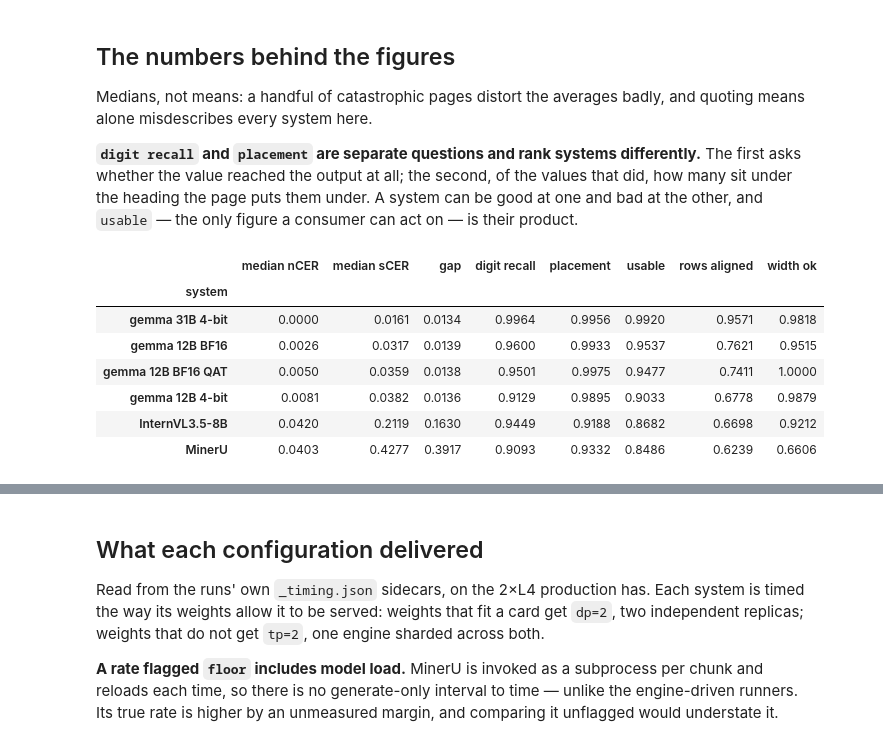
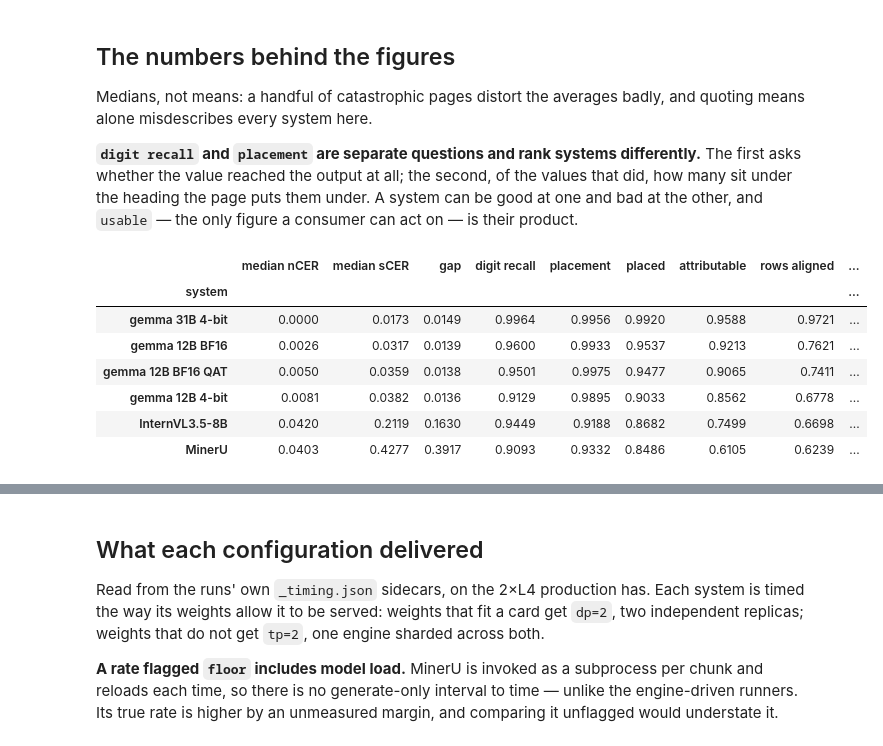
Before and after one commit to tmnestor/bank-statement-error-analysis, a Jupyter notebook: analysis/summary.ipynb, the cells around one changed output, grey strips where cells are left out. Saved outputs shown, nothing was run; the diff lists cells and outputs as text; code cells hidden in the pictures.

```diff
--- a/analysis/summary.ipynb
+++ b/analysis/summary.ipynb
@@ -46,18 +46,20 @@ REPORTS = [
     REPO / "scores_parsers.json",  # MinerU — reads no prompt
     REPO / "scores_v4.json",  # gemma 12B 4-bit, InternVL — current prompt
     REPO / "scores_control.json",  # the BF16 precision controls
-    REPO / "scores_31b.json",  # the capacity control
+    REPO / "scores_31b_tp2.json",  # the 31B, on the 2xL4 production will run
 ]
 available = [p for p in REPORTS if p.exists()]
 missing = [p.name for p in REPORTS if not p.exists()]
 if missing:
     print(f"not yet scored, skipping: {', '.join(missing)}")
 
-# scores_parsers.json also holds Docling, which was dropped from the study;
-# figures.EXCLUDED removes it here rather than in each chart, so a new figure
-# cannot restore it by forgetting to filter. Its median CER of 0.41 against a
-# mean of 1.65 is repetition loops, and it compresses every other system into
-# the top band of every axis these charts use.
+# The 31B is quoted from the 2xL4 tp=2 run, because production has no L40S. The
+# single-card run (scores_31b.json) is the control, checked two cells down: it
+# says sharding changes nothing the deployment rests on.
+#
+# scores_parsers.json also holds Docling, dropped from the study; figures.EXCLUDED
+# removes it here rather than in each chart, so a new figure cannot restore it by
+# forgetting to filter.
 documents = figures.load(*available)
 print(f"{len(documents)} document rows across {documents.system.nunique()} systems")
 print(f"excluded: {', '.join(sorted(figures.EXCLUDED))}")
@@ -87,39 +132,41 @@ only figure a consumer can act on — is their product.
 # %%
 summary = (
     documents.groupby("system")
     .apply(
         lambda g: pd.Series(
             {
                 "median nCER": g.normalised_cer.median(),
                 "median sCER": g.strict_cer.median(),
                 "gap": (g.strict_cer - g.normalised_cer).median(),
-                # Dimension 1: is the value on the page present anywhere in the
-                # output? Position is discarded.
+                # Dimension 1: is the value on the page present anywhere?
                 "digit recall": g.read.sum() / g.amounts.sum(),
-                # Dimension 2, conditional on the first: of what WAS read, how
-                # much sits under the right heading. Dividing by amounts instead
-                # would fold a reading failure into a placement score.
+                # Dimension 2, conditional: of what was read, how much is under
+                # the right heading.
                 "placement": g.placed.sum() / g.read.sum(),
-                # Their product, and the number to act on.
-                "usable": g.usable.sum() / g.amounts.sum(),
+                # Right value, right column, ANY row — the placement figure.
+                "placed": g.usable.sum() / g.amounts.sum(),
+                # Right value, right column, and in a row carrying the date that
+                # identifies it. This is what a consumer reading rows as records
+                # receives, and it is the one to quote.
+                "attributable": g.attributable.sum() / g.amounts.sum(),
                 "rows aligned": g.aligned.sum() / g.truth_rows.sum(),
                 "width ok": g.columns_match.sum() / len(g),
             }
         ),
         include_groups=False,
     )
-    .sort_values("usable", ascending=False)
+    .sort_values("attributable", ascending=False)
 )
 summary.style.format("{:.4f}")
 # %% [output]
-|  | median nCER | median sCER | gap | digit recall | placement | usable | rows aligned | width ok |
-| system |  |  |  |  |  |  |  |  |
-| gemma 31B 4-bit | 0.0000 | 0.0161 | 0.0134 | 0.9964 | 0.9956 | 0.9920 | 0.9571 | 0.9818 |
-| gemma 12B BF16 | 0.0026 | 0.0317 | 0.0139 | 0.9600 | 0.9933 | 0.9537 | 0.7621 | 0.9515 |
-| gemma 12B BF16 QAT | 0.0050 | 0.0359 | 0.0138 | 0.9501 | 0.9975 | 0.9477 | 0.7411 | 1.0000 |
-| gemma 12B 4-bit | 0.0081 | 0.0382 | 0.0136 | 0.9129 | 0.9895 | 0.9033 | 0.6778 | 0.9879 |
-| InternVL3.5-8B | 0.0420 | 0.2119 | 0.1630 | 0.9449 | 0.9188 | 0.8682 | 0.6698 | 0.9212 |
-| MinerU | 0.0403 | 0.4277 | 0.3917 | 0.9093 | 0.9332 | 0.8486 | 0.6239 | 0.6606 |
+|  | median nCER | median sCER | gap | digit recall | placement | placed | attributable | rows aligned | ... |
+| system |  |  |  |  |  |  |  |  | ... |
+| gemma 31B 4-bit | 0.0000 | 0.0173 | 0.0149 | 0.9964 | 0.9956 | 0.9920 | 0.9588 | 0.9721 | ... |
+| gemma 12B BF16 | 0.0026 | 0.0317 | 0.0139 | 0.9600 | 0.9933 | 0.9537 | 0.9213 | 0.7621 | ... |
+| gemma 12B BF16 QAT | 0.0050 | 0.0359 | 0.0138 | 0.9501 | 0.9975 | 0.9477 | 0.9065 | 0.7411 | ... |
+| gemma 12B 4-bit | 0.0081 | 0.0382 | 0.0136 | 0.9129 | 0.9895 | 0.9033 | 0.8562 | 0.6778 | ... |
+| InternVL3.5-8B | 0.0420 | 0.2119 | 0.1630 | 0.9449 | 0.9188 | 0.8682 | 0.7499 | 0.6698 | ... |
+| MinerU | 0.0403 | 0.4277 | 0.3917 | 0.9093 | 0.9332 | 0.8486 | 0.6105 | 0.6239 | ... |
 # %%
 # Bank statements alone — the only genuinely hard tables in the corpus. Invoices
 # are near-saturated and receipts are a two-column list, so an average over the
```
Also changed, not shown: parts of 7 cells of this notebook, 1 other file.
